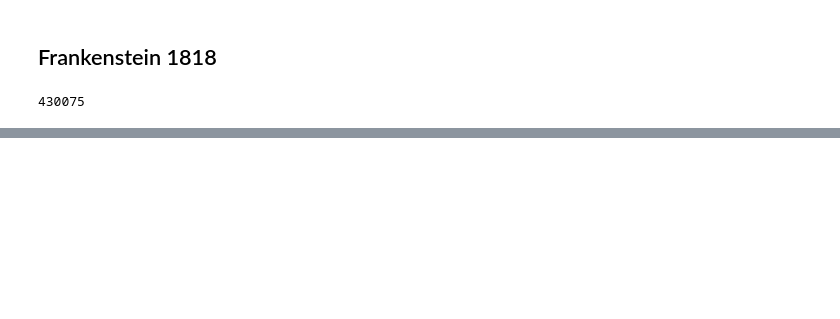
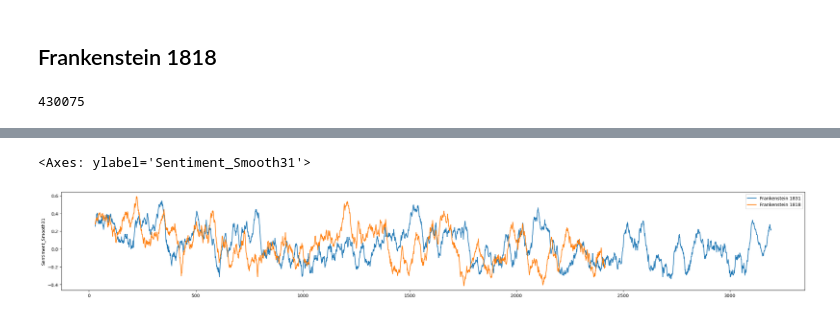
Before and after one commit to AndersVV/AV-projects-and-portfolio, a Jupyter notebook: frankenstein_nlp_comparison.ipynb, the cells around one changed output, grey strips where cells are left out. Saved outputs shown, nothing was run; the diff lists cells and outputs as text; code cells hidden in the pictures; blank space fills up the shorter version.

```diff
--- a/frankenstein_nlp_comparison.ipynb
+++ b/frankenstein_nlp_comparison.ipynb
@@ -152,0 +155,7 @@ sns.lineplot(x=sentence_lev_df2.index.to_list()[:1000], y='Sentiment_Smooth18',
+# %%
+plt.figure(figsize=(30, 4))
+sns.lineplot(x=sentence_lev_df2.index.to_list(), y='Sentiment_Smooth31', data=sentence_lev_df2, label = 'Frankenstein 1831')
+sns.lineplot(x=sentence_lev_df3.index.to_list(), y='Sentiment_Smooth18', data=sentence_lev_df3, label = 'Frankenstein 1818')
+# %% [output]
+<Axes: ylabel='Sentiment_Smooth31'>
+[figure, added]
```
Also changed, not shown: parts of 36 cells of this notebook.
